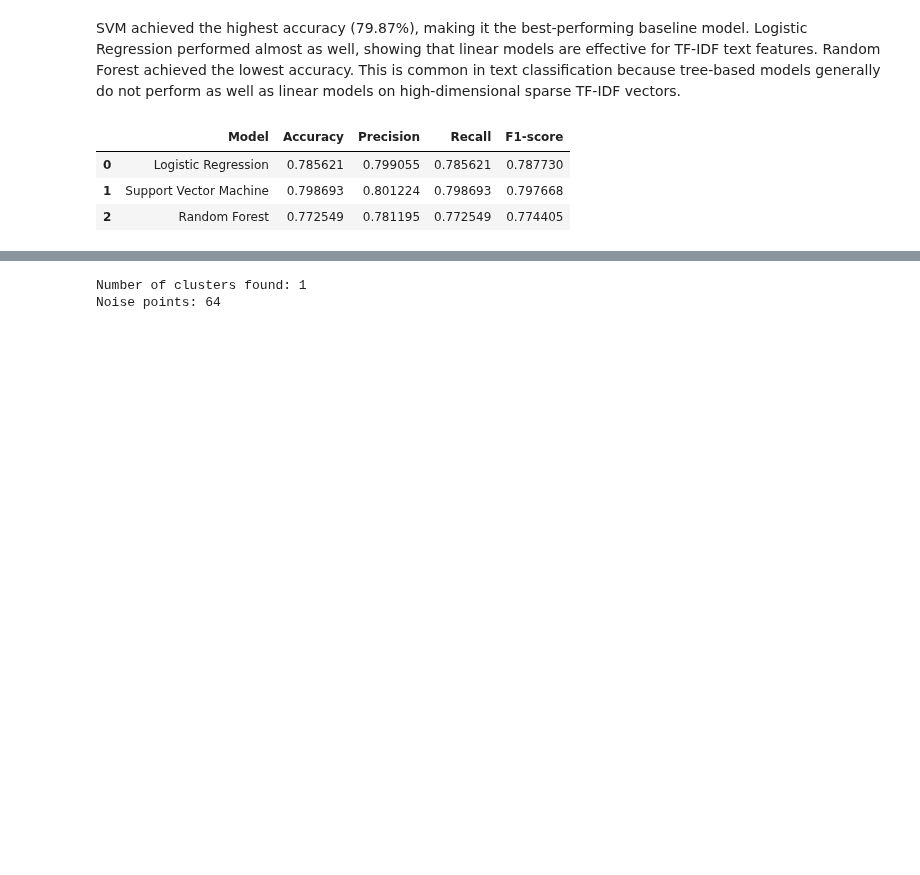
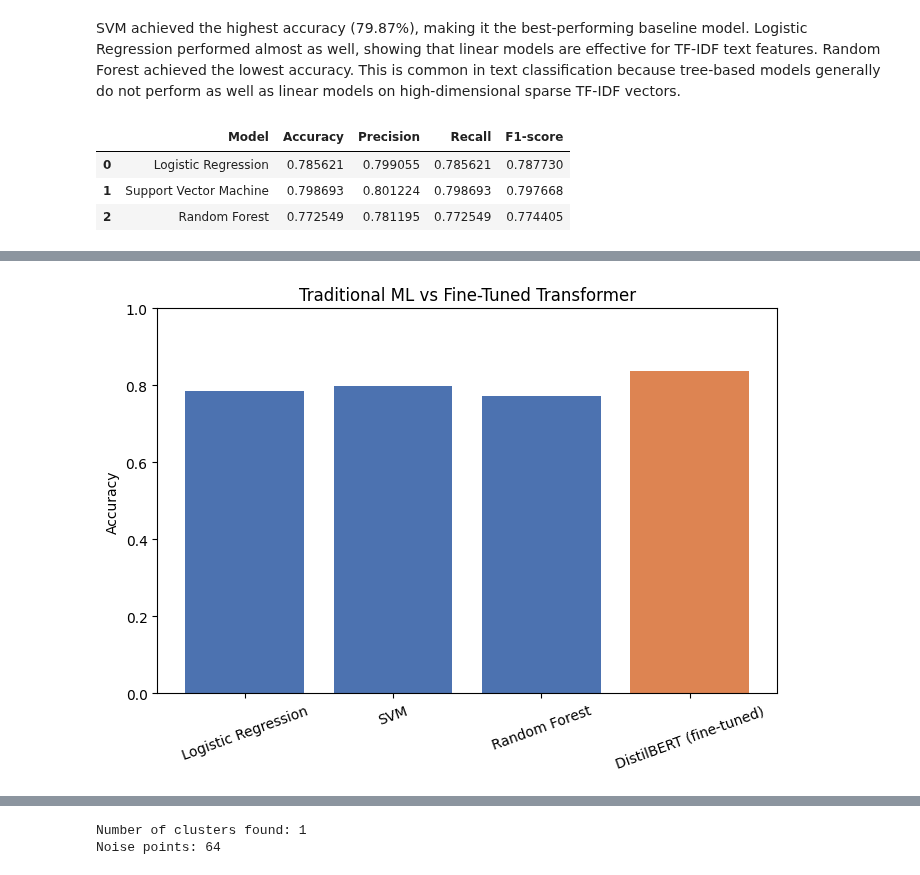
Before and after one commit to preranna-1/mindcall-health-intent-classifier, a Jupyter notebook: Final_code.ipynb, the cells around one changed output, grey strips where cells are left out. Cells and saved outputs as stored; diff of their text form; code cells hidden in the pictures; blank space fills up the shorter version.

```diff
--- a/Final_code.ipynb
+++ b/Final_code.ipynb
@@ -444,0 +689,16 @@ results
+# %%
+comparison = pd.DataFrame({
+    "Model": ["Logistic Regression", "SVM", "Random Forest", "DistilBERT (fine-tuned)"],
+    "Accuracy": [0.785621, 0.798693, 0.772549, accuracy_score(y_true_labels, y_pred_labels)]
+})
+comparison
+
+plt.figure(figsize=(8,5))
+plt.bar(comparison["Model"], comparison["Accuracy"], color=["#4C72B0"]*3 + ["#DD8452"])
+plt.title("Traditional ML vs Fine-Tuned Transformer")
+plt.ylabel("Accuracy")
+plt.ylim(0,1)
+plt.xticks(rotation=20)
+plt.show()
+# %% [output]
+[figure, added]
```
Also changed, not shown: parts of 22 cells of this notebook.
